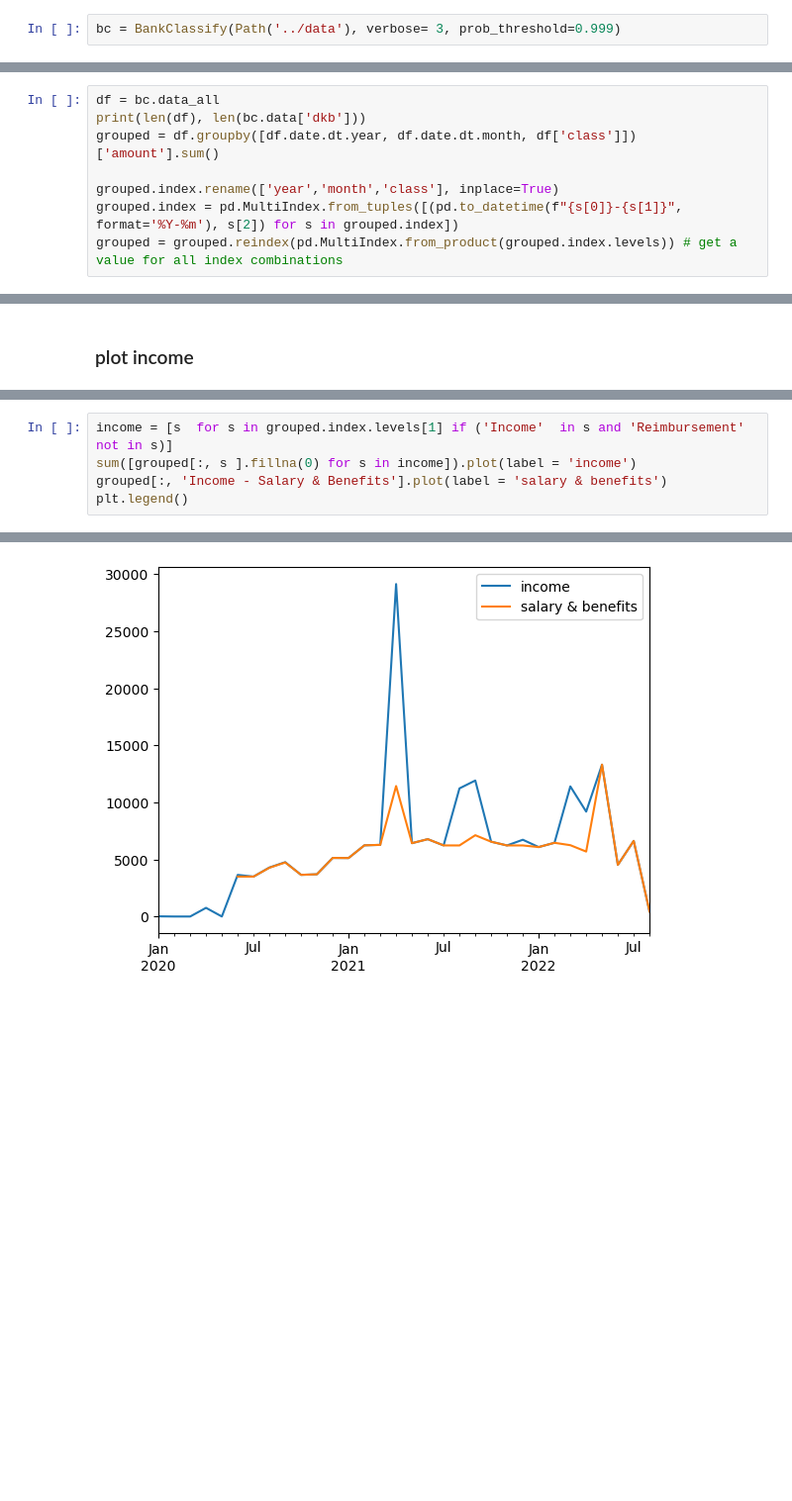
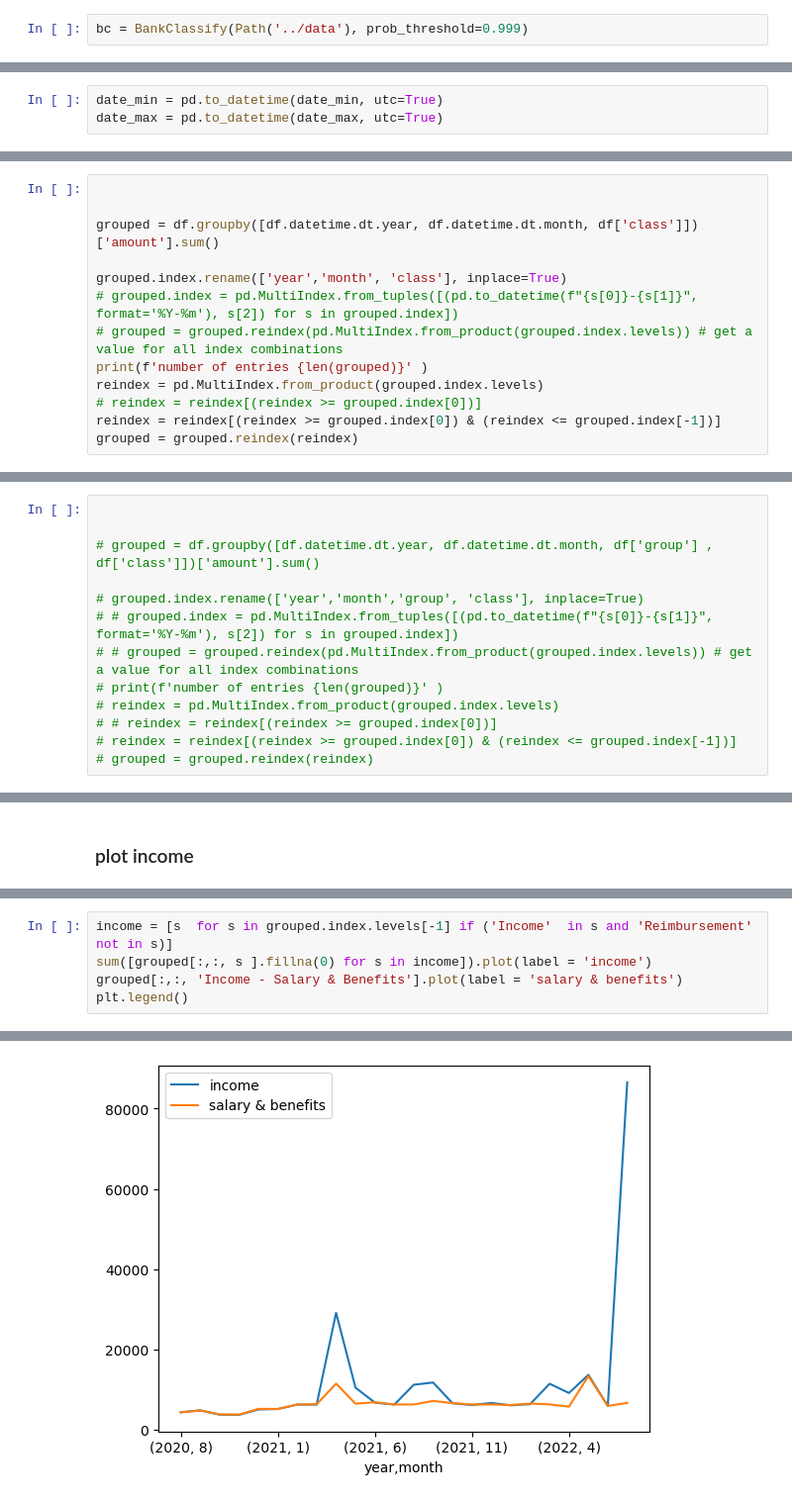
Before and after one commit to JanGieseler/BankClassify, a Jupyter notebook: notebooks/visualize.ipynb, the cells around one changed output, grey strips where cells are left out. Shown at 99% size. Cells and saved outputs as stored; diff of their text form; blank space fills up the shorter version.

```diff
--- a/notebooks/visualize.ipynb
+++ b/notebooks/visualize.ipynb
@@ -21,4 +19,4 @@ from BankClassify import BankClassify
 # %% [markdown]
 ### load data and create classifier
 # %%
-bc = BankClassify(Path('../data'), verbose= 3, prob_threshold=0.999)
+bc = BankClassify(Path('../data'), prob_threshold=0.999)
@@ -39,0 +47,3 @@ ddd /Users/jangie/Projects/DataScience/BankClassify/notebooks/../data/categories
+# %%
+date_min = pd.to_datetime(date_min, utc=True)
+date_max = pd.to_datetime(date_max, utc=True)
@@ -39,0 +123,13 @@ ddd /Users/jangie/Projects/DataScience/BankClassify/notebooks/../data/categories
+# %%
+
+
+grouped = df.groupby([df.datetime.dt.year, df.datetime.dt.month, df['class']])['amount'].sum()
+
+grouped.index.rename(['year','month', 'class'], inplace=True)
+# grouped.index = pd.MultiIndex.from_tuples([(pd.to_datetime(f"{s[0]}-{s[1]}", format='%Y-%m'), s[2]) for s in grouped.index])
+# grouped = grouped.reindex(pd.MultiIndex.from_product(grouped.index.levels)) # get a value for all index combinations
+print(f'number of entries {len(grouped)}' )
+reindex = pd.MultiIndex.from_product(grouped.index.levels)
+# reindex = reindex[(reindex >= grouped.index[0])]
+reindex = reindex[(reindex >= grouped.index[0]) & (reindex <= grouped.index[-1])]
+grouped = grouped.reindex(reindex)
@@ -40,8 +179,13 @@ ddd /Users/jangie/Projects/DataScience/BankClassify/notebooks/../data/categories
 # %%
-df = bc.data_all
-print(len(df), len(bc.data['dkb']))
-grouped = df.groupby([df.date.dt.year, df.date.dt.month, df['class']])['amount'].sum()
 
-grouped.index.rename(['year','month','class'], inplace=True)
-grouped.index = pd.MultiIndex.from_tuples([(pd.to_datetime(f"{s[0]}-{s[1]}", format='%Y-%m'), s[2]) for s in grouped.index])
-grouped = grouped.reindex(pd.MultiIndex.from_product(grouped.index.levels)) # get a value for all index combinations
+
+# grouped = df.groupby([df.datetime.dt.year, df.datetime.dt.month, df['group'] , df['class']])['amount'].sum()
+
+# grouped.index.rename(['year','month','group', 'class'], inplace=True)
+# # grouped.index = pd.MultiIndex.from_tuples([(pd.to_datetime(f"{s[0]}-{s[1]}", format='%Y-%m'), s[2]) for s in grouped.index])
+# # grouped = grouped.reindex(pd.MultiIndex.from_product(grouped.index.levels)) # get a value for all index combinations
+# print(f'number of entries {len(grouped)}' )
+# reindex = pd.MultiIndex.from_product(grouped.index.levels)
+# # reindex = reindex[(reindex >= grouped.index[0])]
+# reindex = reindex[(reindex >= grouped.index[0]) & (reindex <= grouped.index[-1])]
+# grouped = grouped.reindex(reindex)
@@ -70,8 +212,8 @@ income
 # %%
-income = [s  for s in grouped.index.levels[1] if ('Income'  in s and 'Reimbursement' not in s)]
-sum([grouped[:, s ].fillna(0) for s in income]).plot(label = 'income')
-grouped[:, 'Income - Salary & Benefits'].plot(label = 'salary & benefits')
+income = [s  for s in grouped.index.levels[-1] if ('Income'  in s and 'Reimbursement' not in s)]
+sum([grouped[:,:, s ].fillna(0) for s in income]).plot(label = 'income')
+grouped[:,:, 'Income - Salary & Benefits'].plot(label = 'salary & benefits')
 plt.legend()
 # %% [output]
 <matplotlib.legend.Legend at 0x...>
-[figure, old version]
+[figure, new version]
```
Also changed, not shown: parts of 53 cells of this notebook, 5 other files.
